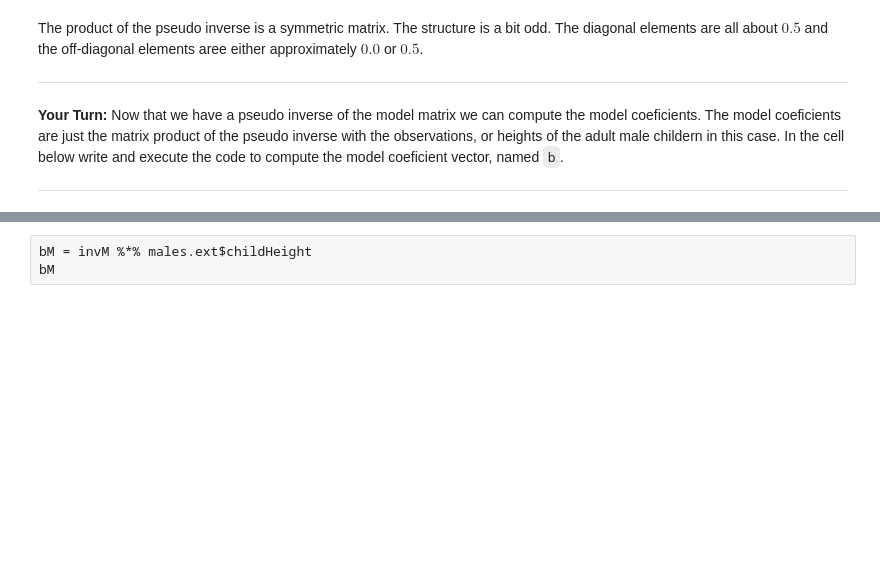
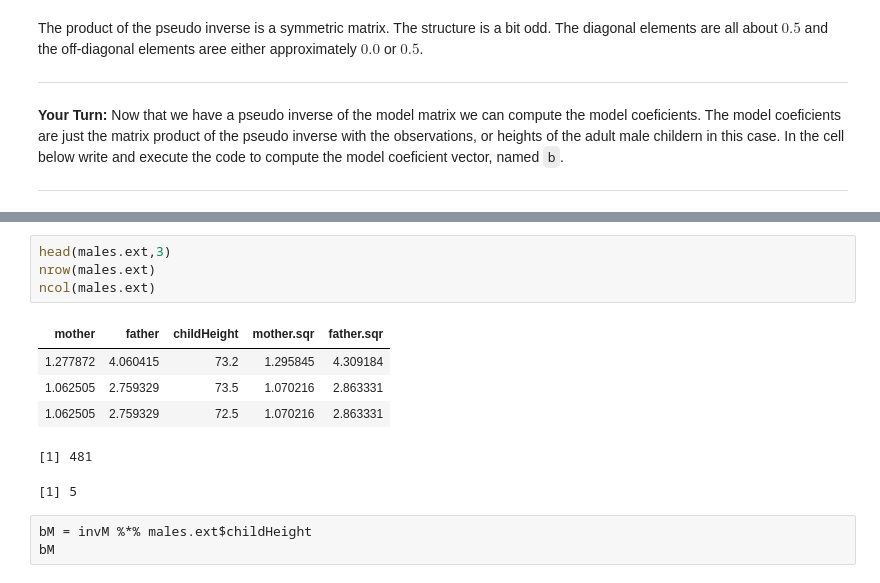
Before and after one commit to LeoSalemann/DataScience410, a Jupyter notebook: Lecture7/Regression2.ipynb, the cells around one changed output, grey strips where cells are left out. Cells and saved outputs as stored; diff of their text form; blank space fills up the shorter version.

```diff
--- a/Lecture7/Regression2.ipynb
+++ b/Lecture7/Regression2.ipynb
@@ -780,3 +806,14 @@ The product of the pseudo inverse is a symmetric matrix. The structure is a bit
+# %%
+head(males.ext,3)
+nrow(males.ext)
+ncol(males.ext)
+# %% [output]
+| mother | father | childHeight | mother.sqr | father.sqr |
+| 1.277872 | 4.060415 | 73.2 | 1.295845 | 4.309184 |
+| 1.062505 | 2.759329 | 73.5 | 1.070216 | 2.863331 |
+| 1.062505 | 2.759329 | 72.5 | 1.070216 | 2.863331 |
+[1] 481
+[1] 5
 # %%
 bM = invM %*% males.ext$childHeight
 bM
```
Also changed, not shown: parts of 33 cells of this notebook.
